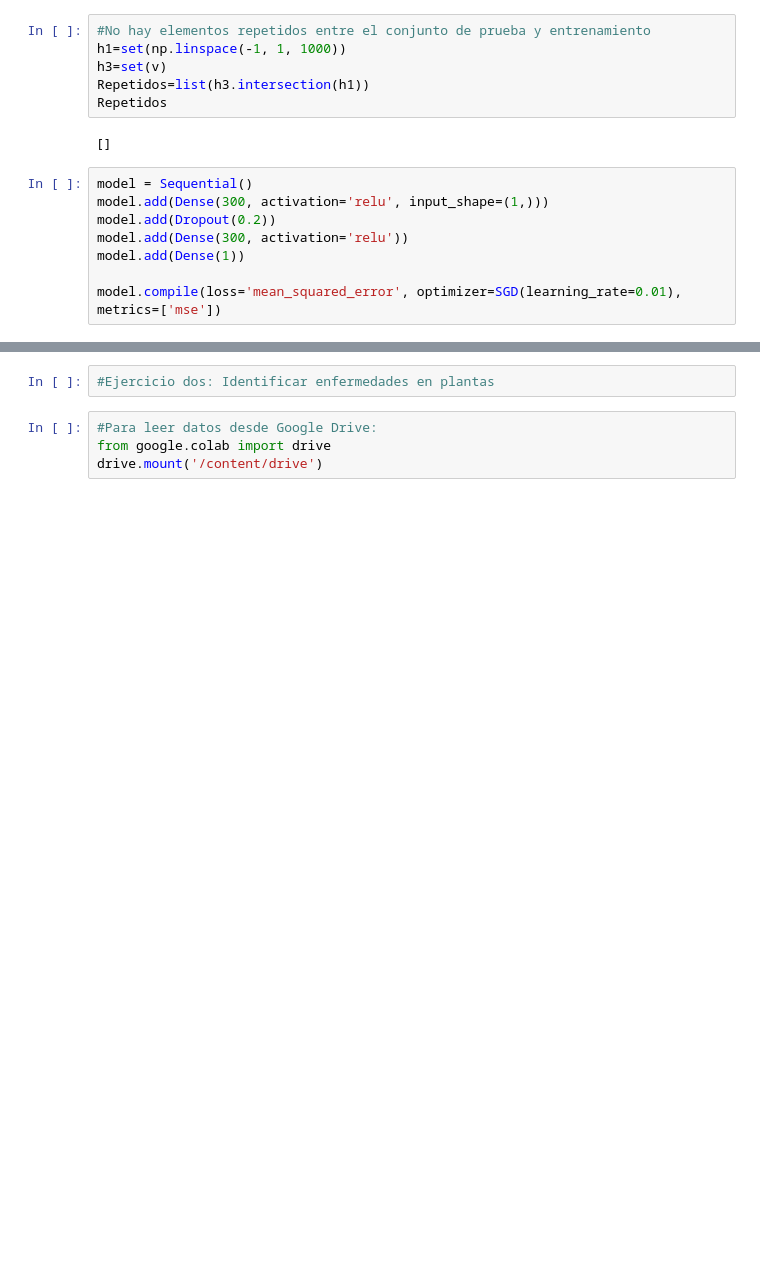
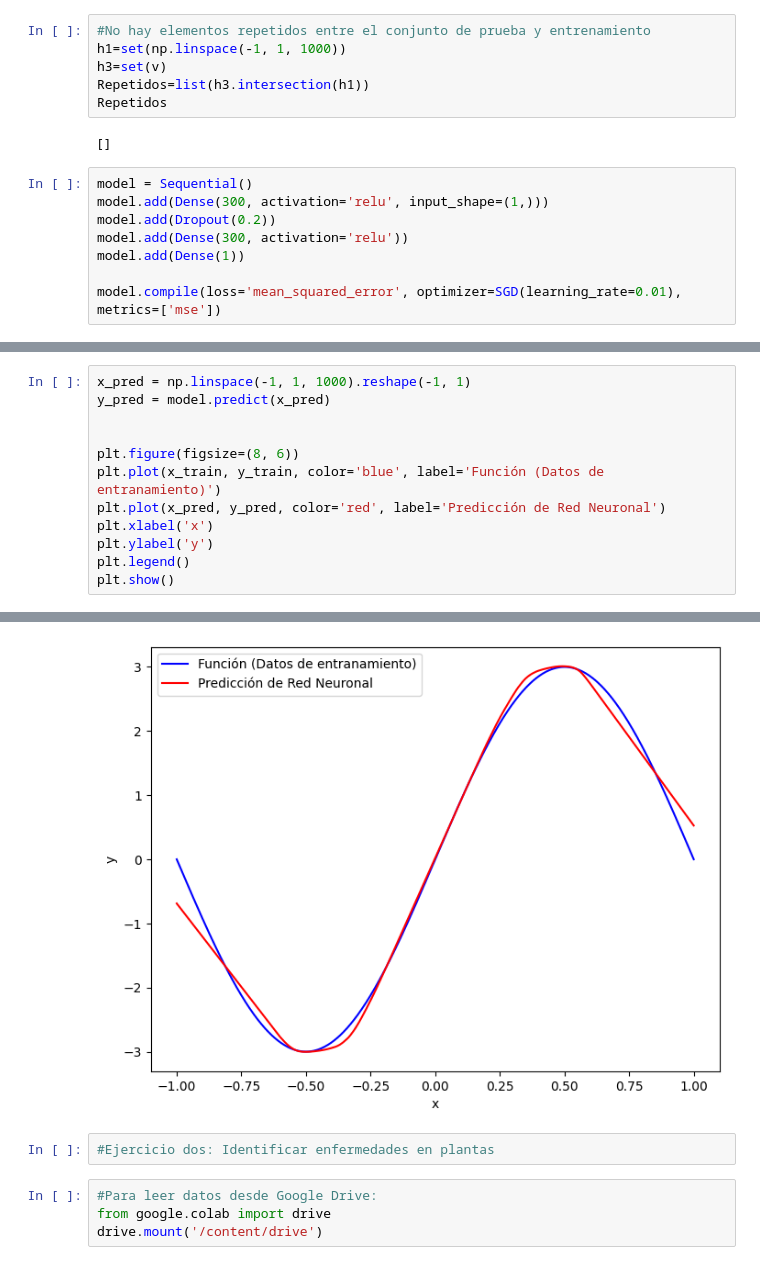
Before and after one commit to HilbertN/Analisis_de_datos_Tareas, a Jupyter notebook: Tarea4_RedesNeuronales.ipynb, the cells around one changed output, grey strips where cells are left out. Saved outputs shown, nothing was run; the diff lists cells and outputs as text; blank space fills up the shorter version.

Commit message:
Agregamos la gráfica de la función junto a la predicción de la Red neuronal

```diff
--- a/Tarea4_RedesNeuronales.ipynb
+++ b/Tarea4_RedesNeuronales.ipynb
@@ -67,3 +67,16 @@ Epoch 39/40
 34/34 [==============================] - 0s 3ms/step - loss: 0.0575 - mse: 0.0575 - val_loss: 0.0315 - val_mse: 0.0315
 Epoch 40/40
 34/34 [==============================] - 0s 3ms/step - loss: 0.0503 - mse: 0.0503 - val_loss: 0.0270 - val_mse: 0.0270
+# %%
+x_pred = np.linspace(-1, 1, 1000).reshape(-1, 1)
+y_pred = model.predict(x_pred)
+
+
+plt.figure(figsize=(8, 6))
+plt.plot(x_train, y_train, color='blue', label='Función (Datos de entranamiento)')
+plt.plot(x_pred, y_pred, color='red', label='Predicción de Red Neuronal')
+plt.xlabel('x')
+plt.ylabel('y')
+plt.legend()
+plt.show()
+# %% [output]
@@ -70,3 +84,4 @@ Epoch 40/40
+[figure, added]
 # %%
 #Ejercicio dos: Identificar enfermedades en plantas
 # %%
```
Also changed, not shown: parts of 1 cell of this notebook.
